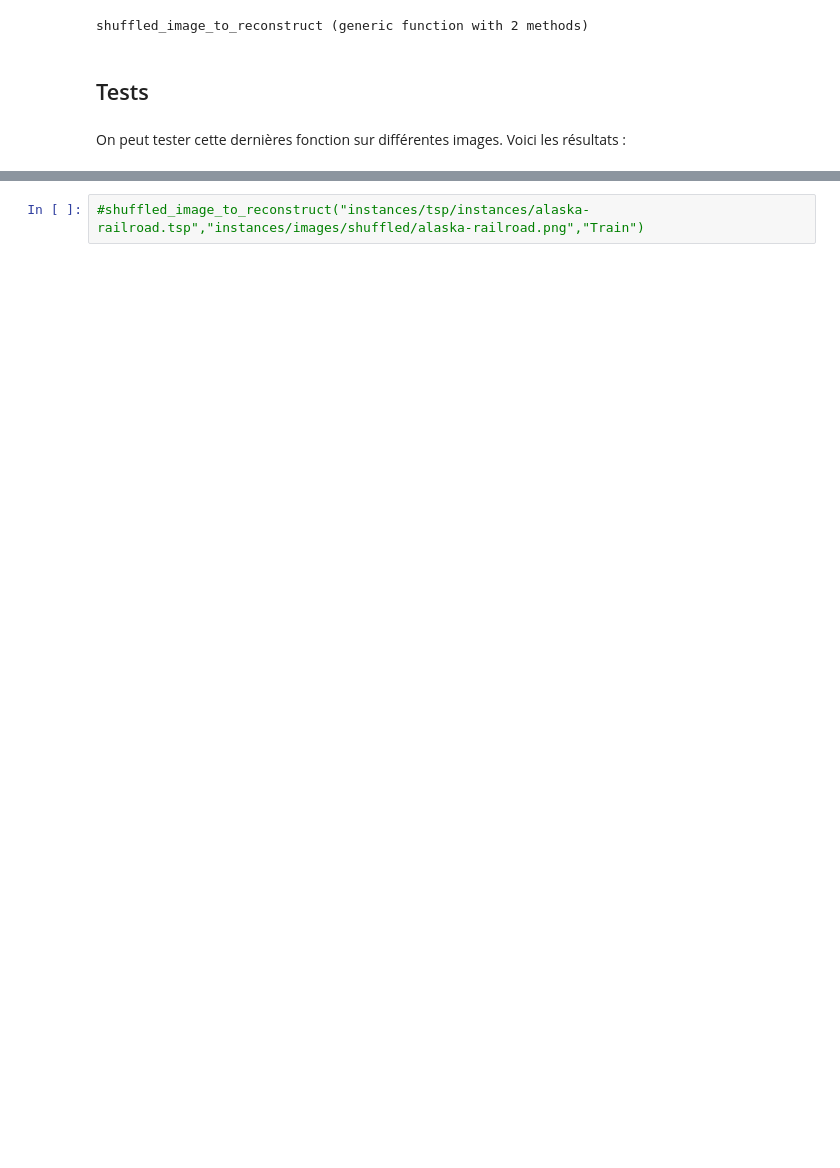
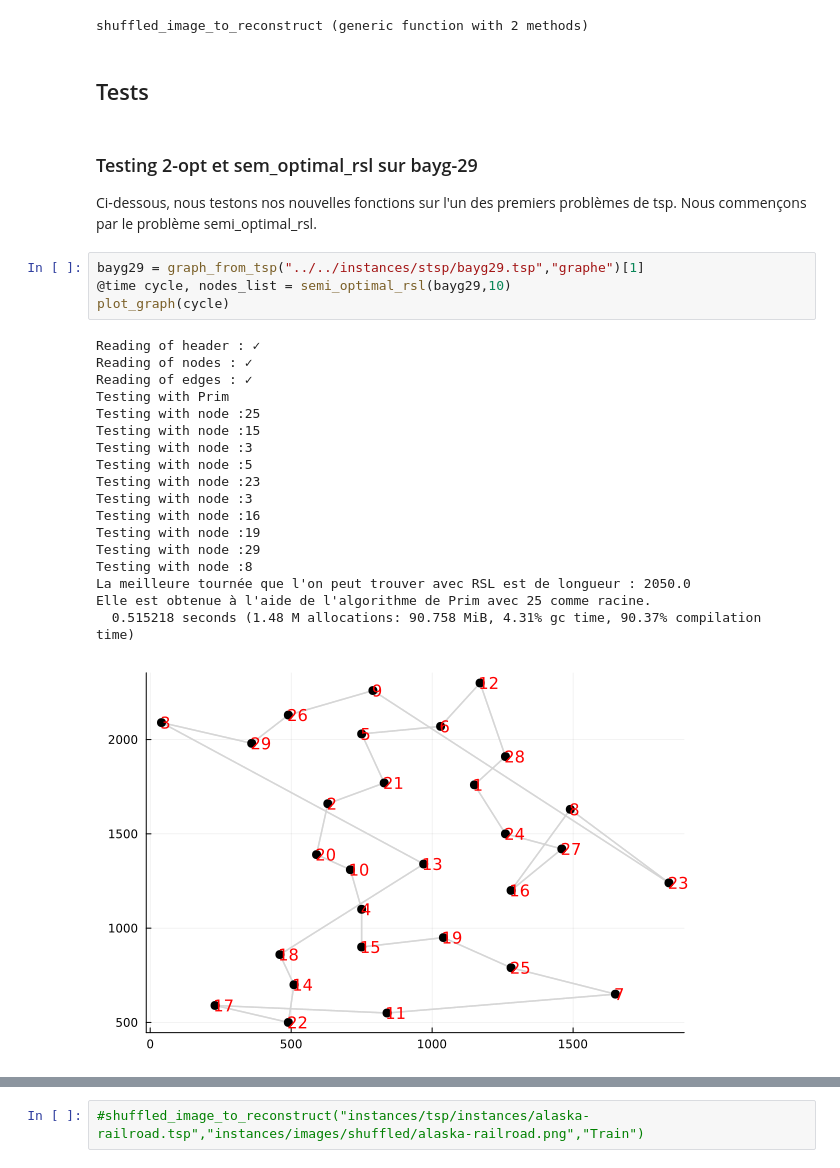
Before and after one commit to Ostrograd/mth6412b-starter-code, a Jupyter notebook: projet/phase4/phase4.ipynb, the cells around one changed output, grey strips where cells are left out. Saved outputs shown, nothing was run; the diff lists cells and outputs as text; blank space fills up the shorter version.

Commit message:
added comments and tests

```diff
--- a/projet/phase4/phase4.ipynb
+++ b/projet/phase4/phase4.ipynb
@@ -79,5 +207,29 @@ end
 shuffled_image_to_reconstruct (generic function with 2 methods)
 # %% [markdown]
 ## Tests
-# %% [markdown]
-On peut tester cette dernières fonction sur différentes images. Voici les résultats :
+# %% [markdown]
+### Testing 2-opt et sem_optimal_rsl sur bayg-29
+Ci-dessous, nous testons nos nouvelles fonctions sur l'un des premiers problèmes de tsp. Nous commençons par le problème semi_optimal_rsl.
+# %%
+bayg29 = graph_from_tsp("../../instances/stsp/bayg29.tsp","graphe")[1]
+@time cycle, nodes_list = semi_optimal_rsl(bayg29,10)
+plot_graph(cycle)
+# %% [output]
+Reading of header : ✓
+Reading of nodes : ✓
+Reading of edges : ✓
+Testing with Prim
+Testing with node :25
+Testing with node :15
+Testing with node :3
+Testing with node :5
+Testing with node :23
+Testing with node :3
+Testing with node :16
+Testing with node :19
+Testing with node :29
+Testing with node :8
+La meilleure tournée que l'on peut trouver avec RSL est de longueur : 2050.0
+Elle est obtenue à l'aide de l'algorithme de Prim avec 25 comme racine.
+  0.515218 seconds (1.48 M allocations: 90.758 MiB, 4.31% gc time, 90.37% compilation time)
+[figure, added]
```
Also changed, not shown: parts of 18 cells of this notebook, 7 other files.
